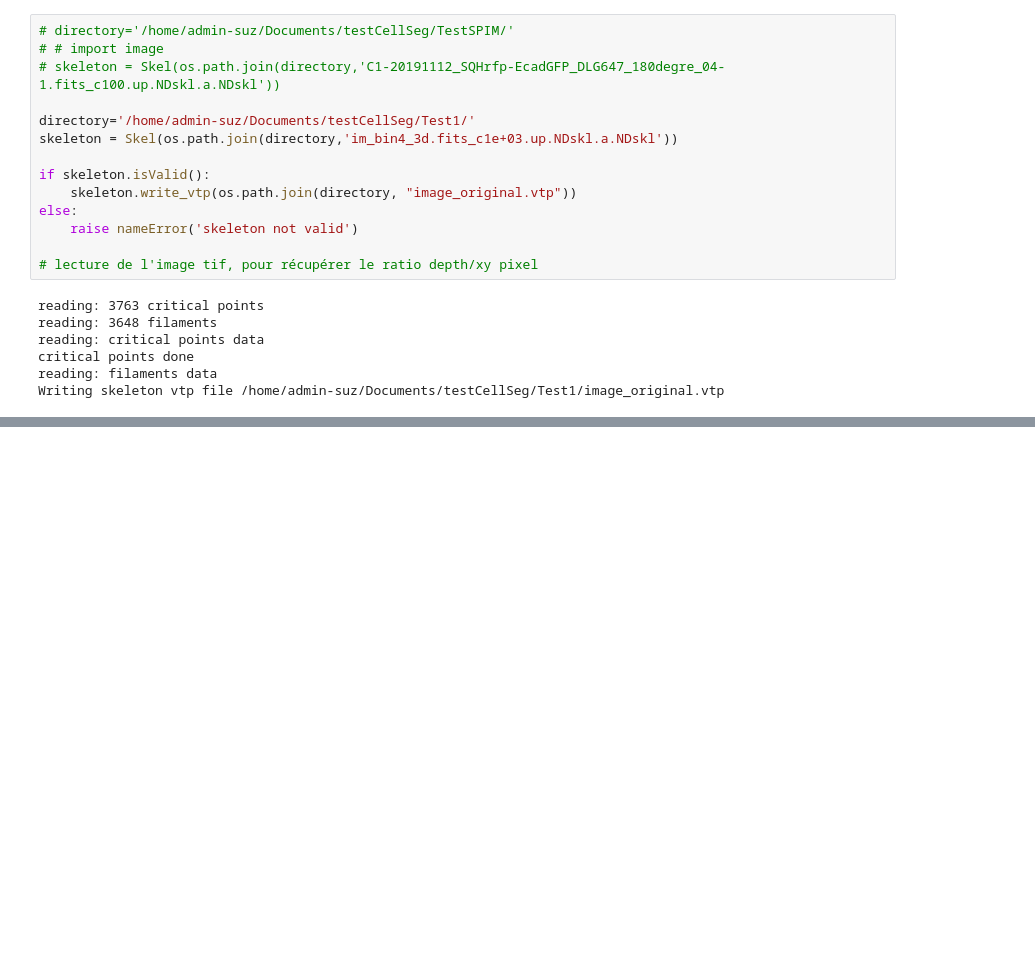
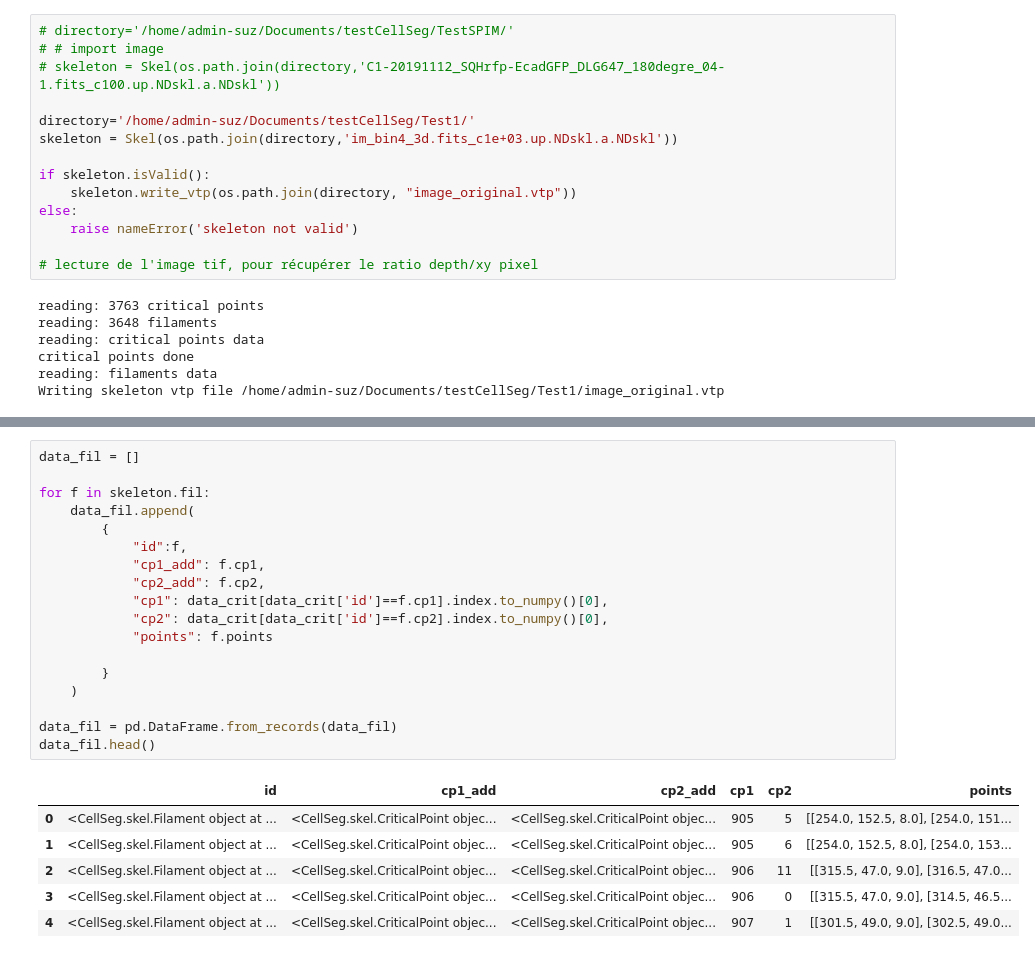
Before and after one commit to suzannelab/Dissect, a Jupyter notebook: notebook/skeleton-Copy1.ipynb, the cells around one changed output, grey strips where cells are left out. Drawn from its saved outputs; the diff is of its cells as text; blank space fills up the shorter version.

```diff
--- a/notebook/skeleton-Copy1.ipynb
+++ b/notebook/skeleton-Copy1.ipynb
@@ -494,0 +87,25 @@ skeleton.crit_data_name
+# %%
+data_fil = []
+
+for f in skeleton.fil:
+    data_fil.append(
+        {
+            "id":f,
+            "cp1_add": f.cp1,
+            "cp2_add": f.cp2,
+            "cp1": data_crit[data_crit['id']==f.cp1].index.to_numpy()[0],
+            "cp2": data_crit[data_crit['id']==f.cp2].index.to_numpy()[0],
+            "points": f.points
+
+        }
+    )
+
+data_fil = pd.DataFrame.from_records(data_fil)
+data_fil.head()
+# %% [output]
+|  | id | cp1_add | cp2_add | cp1 | cp2 | points |
+| 0 | <CellSeg.skel.Filament object at ... | <CellSeg.skel.CriticalPoint objec... | <CellSeg.skel.CriticalPoint objec... | 905 | 5 | [[254.0, 152.5, 8.0], [254.0, 151... |
+| 1 | <CellSeg.skel.Filament object at ... | <CellSeg.skel.CriticalPoint objec... | <CellSeg.skel.CriticalPoint objec... | 905 | 6 | [[254.0, 152.5, 8.0], [254.0, 153... |
+| 2 | <CellSeg.skel.Filament object at ... | <CellSeg.skel.CriticalPoint objec... | <CellSeg.skel.CriticalPoint objec... | 906 | 11 | [[315.5, 47.0, 9.0], [316.5, 47.0... |
+| 3 | <CellSeg.skel.Filament object at ... | <CellSeg.skel.CriticalPoint objec... | <CellSeg.skel.CriticalPoint objec... | 906 | 0 | [[315.5, 47.0, 9.0], [314.5, 46.5... |
+| 4 | <CellSeg.skel.Filament object at ... | <CellSeg.skel.CriticalPoint objec... | <CellSeg.skel.CriticalPoint objec... | 907 | 1 | [[301.5, 49.0, 9.0], [302.5, 49.0... |
```
Also changed, not shown: parts of 50 cells of this notebook, 1 other file.
